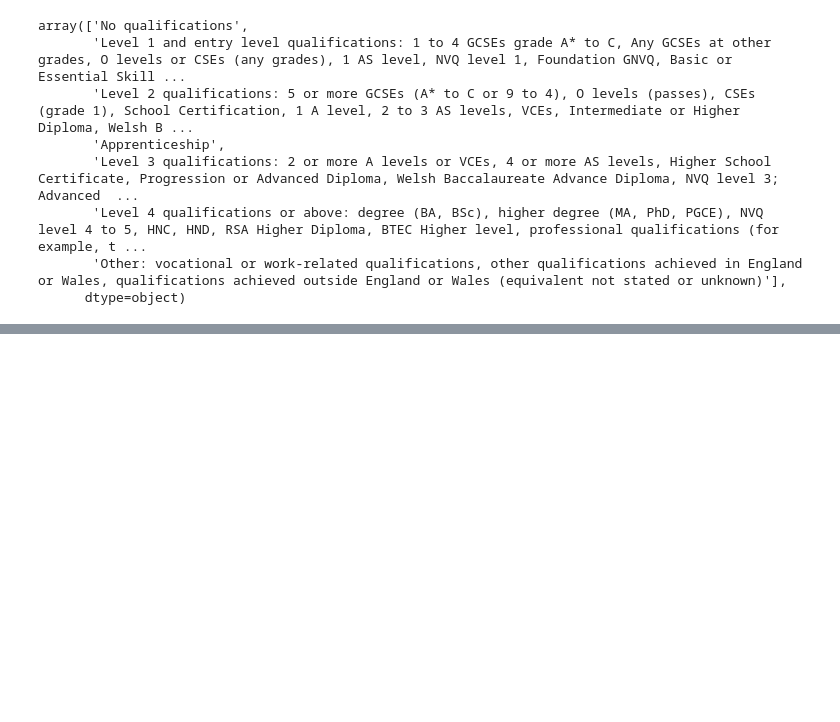
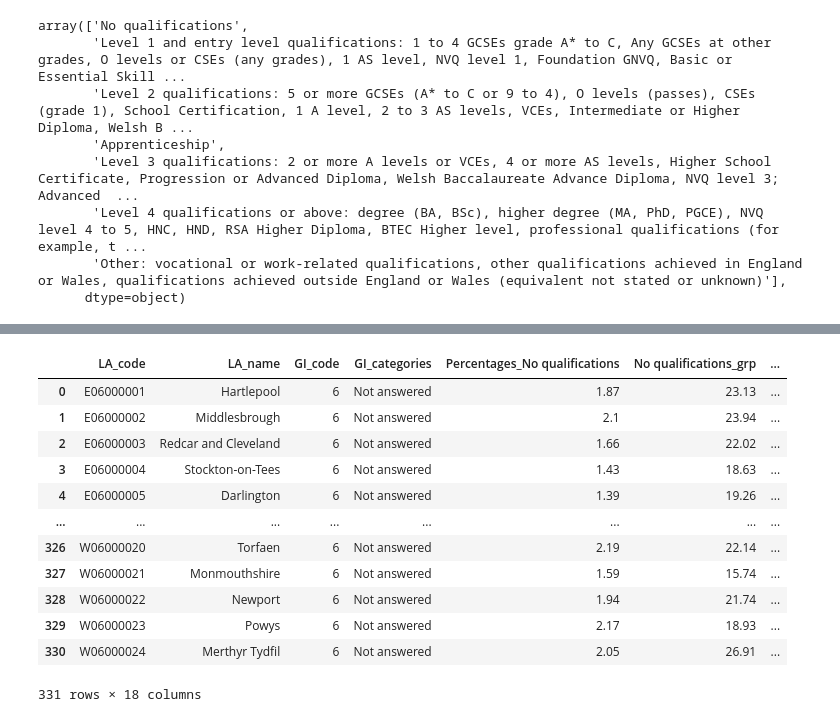
Before and after one commit to UKDataServiceOpen/InteractiveGender, a Jupyter notebook: Python/HLE.ipynb, the cells around one changed output, grey strips where cells are left out. Cells and saved outputs as stored; diff of their text form; code cells hidden in the pictures; blank space fills up the shorter version.

```diff
--- a/Python/HLE.ipynb
+++ b/Python/HLE.ipynb
@@ -551,3 +551,19 @@ hle = ["No_qual", "level_1", "level_2", "appr", "level_3", "level_4", "level_5"]
+# %%
+merged_df2
+# %% [output]
+|  | LA_code | LA_name | GI_code | GI_categories | Percentages_No qualifications | No qualifications_grp | ... |
+| 0 | E06000001 | Hartlepool | 6 | Not answered | 1.87 | 23.13 | ... |
+| 1 | E06000002 | Middlesbrough | 6 | Not answered | 2.1 | 23.94 | ... |
+| 2 | E06000003 | Redcar and Cleveland | 6 | Not answered | 1.66 | 22.02 | ... |
+| 3 | E06000004 | Stockton-on-Tees | 6 | Not answered | 1.43 | 18.63 | ... |
+| 4 | E06000005 | Darlington | 6 | Not answered | 1.39 | 19.26 | ... |
+| ... | ... | ... | ... | ... | ... | ... | ... |
+| 326 | W06000020 | Torfaen | 6 | Not answered | 2.19 | 22.14 | ... |
+| 327 | W06000021 | Monmouthshire | 6 | Not answered | 1.59 | 15.74 | ... |
+| 328 | W06000022 | Newport | 6 | Not answered | 1.94 | 21.74 | ... |
+| 329 | W06000023 | Powys | 6 | Not answered | 2.17 | 18.93 | ... |
+| 330 | W06000024 | Merthyr Tydfil | 6 | Not answered | 2.05 | 26.91 | ... |
+331 rows × 18 columns
 # %%
 # Preparing the DataFrame for correlation
 correlation_values = []
```
Also changed, not shown: parts of 35 cells of this notebook, 5 other files.
